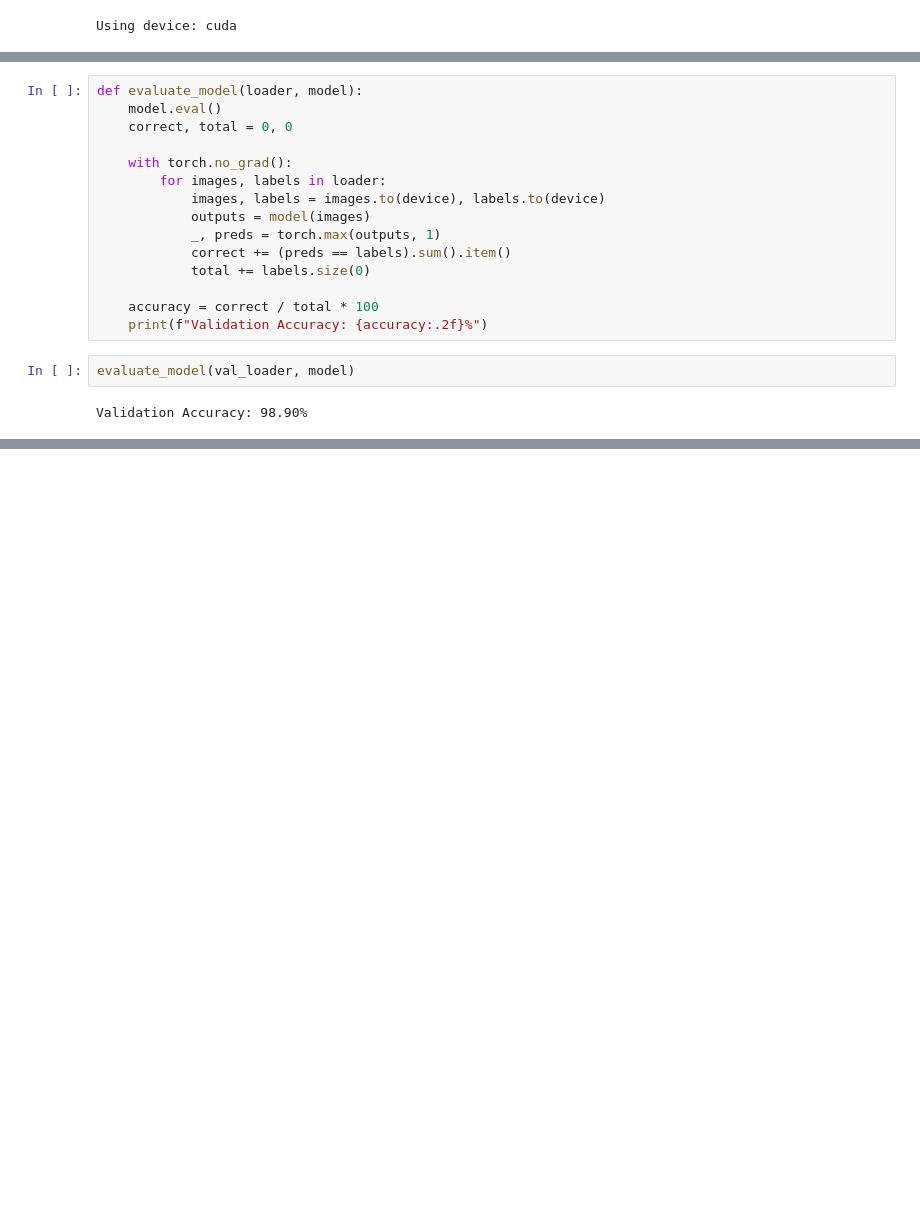
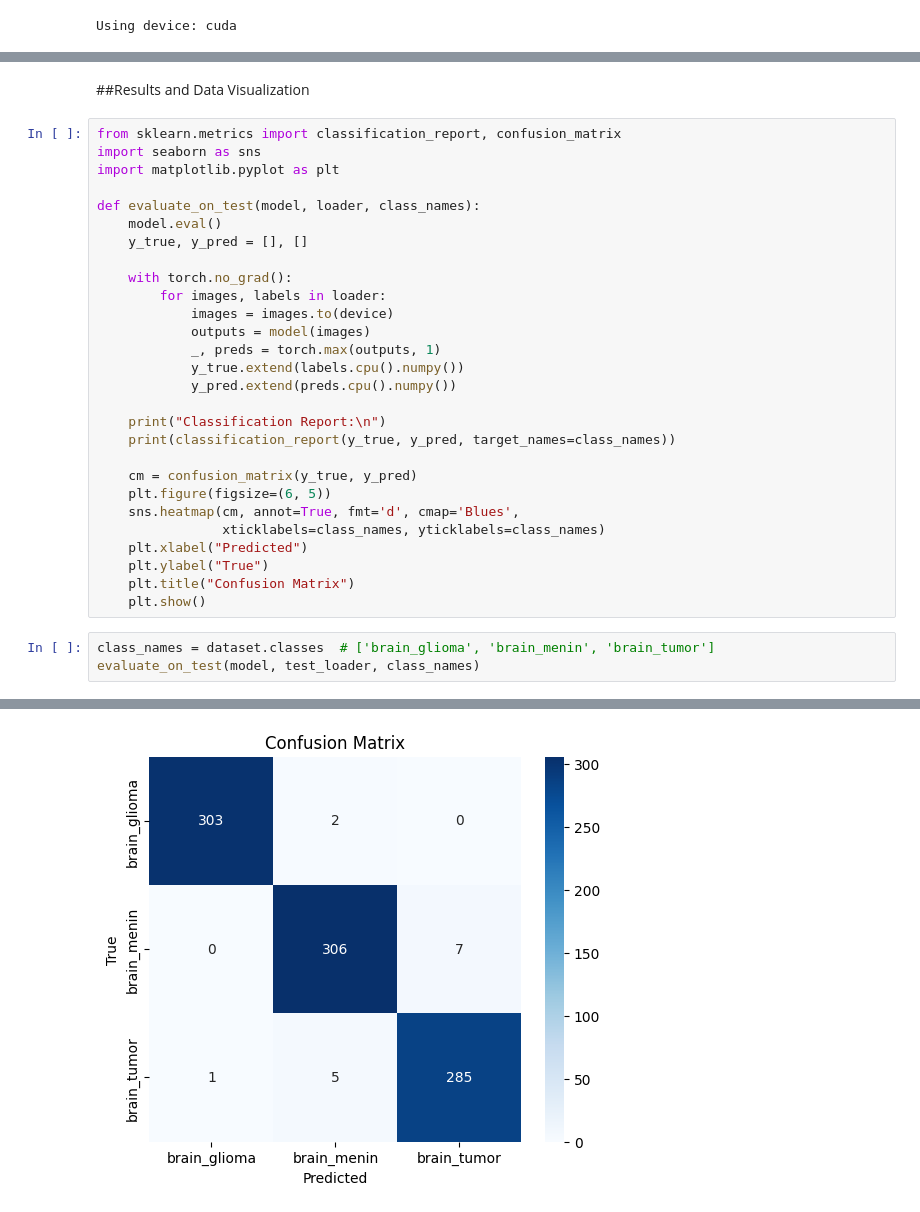
Before and after one commit to VyomSawhney/Brain-Tumor-MRI-Classification, a Jupyter notebook: Brain_Cancer_CNN.ipynb, the cells around one changed output, grey strips where cells are left out. Cells and saved outputs as stored; diff of their text form; blank space fills up the shorter version.

Commit message:
Data Visualization

```diff
--- a/Brain_Cancer_CNN.ipynb
+++ b/Brain_Cancer_CNN.ipynb
@@ -163,19 +163,34 @@ Epoch 10/10 | Train Loss: 0.0085 | Train Accuracy: 99.98%
-# %%
-def evaluate_model(loader, model):
-    model.eval()
-    correct, total = 0, 0
-
-    with torch.no_grad():
-        for images, labels in loader:
-            images, labels = images.to(device), labels.to(device)
-            outputs = model(images)
-            _, preds = torch.max(outputs, 1)
-            correct += (preds == labels).sum().item()
-            total += labels.size(0)
-
-    accuracy = correct / total * 100
-    print(f"Validation Accuracy: {accuracy:.2f}%")
-# %%
-evaluate_model(val_loader, model)
-# %% [output]
-Validation Accuracy: 98.90%
+# %% [markdown]
+##Results and Data Visualization
+# %%
+from sklearn.metrics import classification_report, confusion_matrix
+import seaborn as sns
+import matplotlib.pyplot as plt
+
+def evaluate_on_test(model, loader, class_names):
+    model.eval()
+    y_true, y_pred = [], []
+
+    with torch.no_grad():
+        for images, labels in loader:
+            images = images.to(device)
+            outputs = model(images)
+            _, preds = torch.max(outputs, 1)
+            y_true.extend(labels.cpu().numpy())
+            y_pred.extend(preds.cpu().numpy())
+
+    print("Classification Report:\n")
+    print(classification_report(y_true, y_pred, target_names=class_names))
+
+    cm = confusion_matrix(y_true, y_pred)
+    plt.figure(figsize=(6, 5))
+    sns.heatmap(cm, annot=True, fmt='d', cmap='Blues',
+                xticklabels=class_names, yticklabels=class_names)
+    plt.xlabel("Predicted")
+    plt.ylabel("True")
+    plt.title("Confusion Matrix")
+    plt.show()
+# %%
+class_names = dataset.classes  # ['brain_glioma', 'brain_menin', 'brain_tumor']
+evaluate_on_test(model, test_loader, class_names)
+# %% [output]
@@ -181,0 +208 @@ Validation Accuracy: 98.90%
+[figure, added]
```
Also changed, not shown: parts of 6 cells of this notebook.
